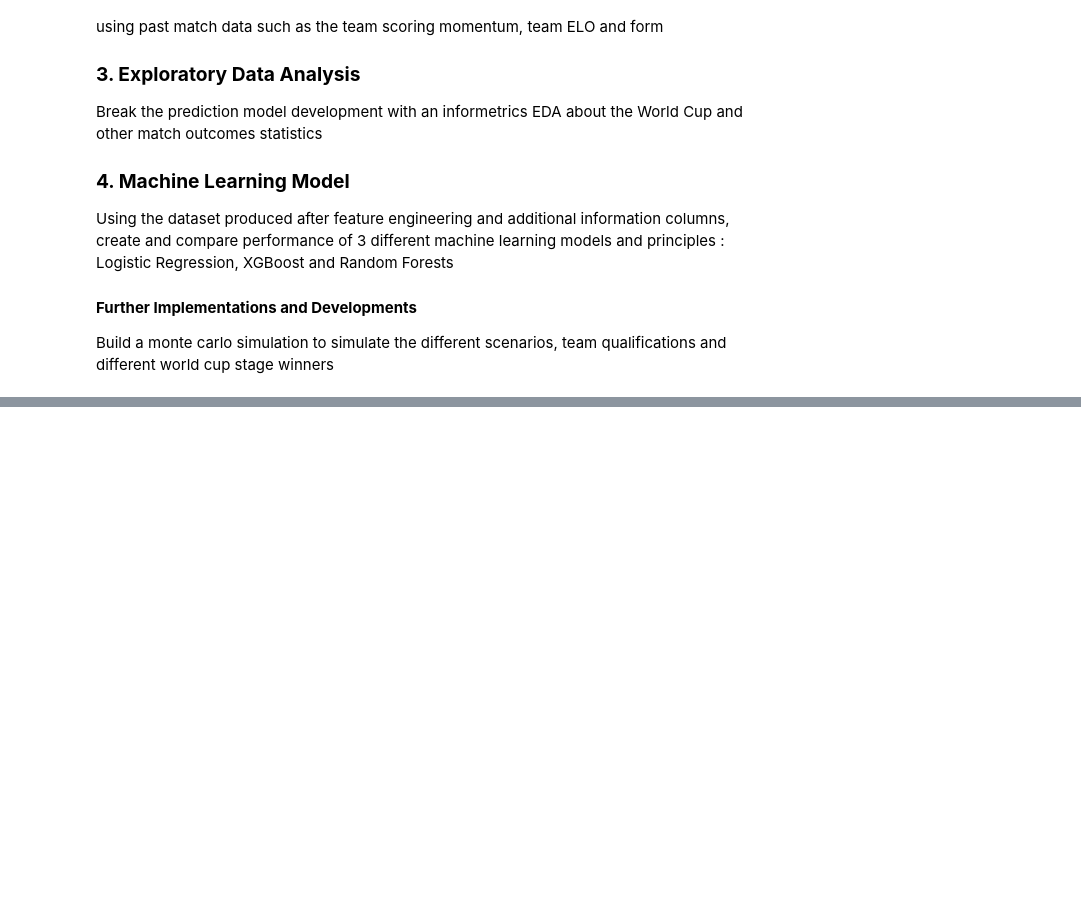
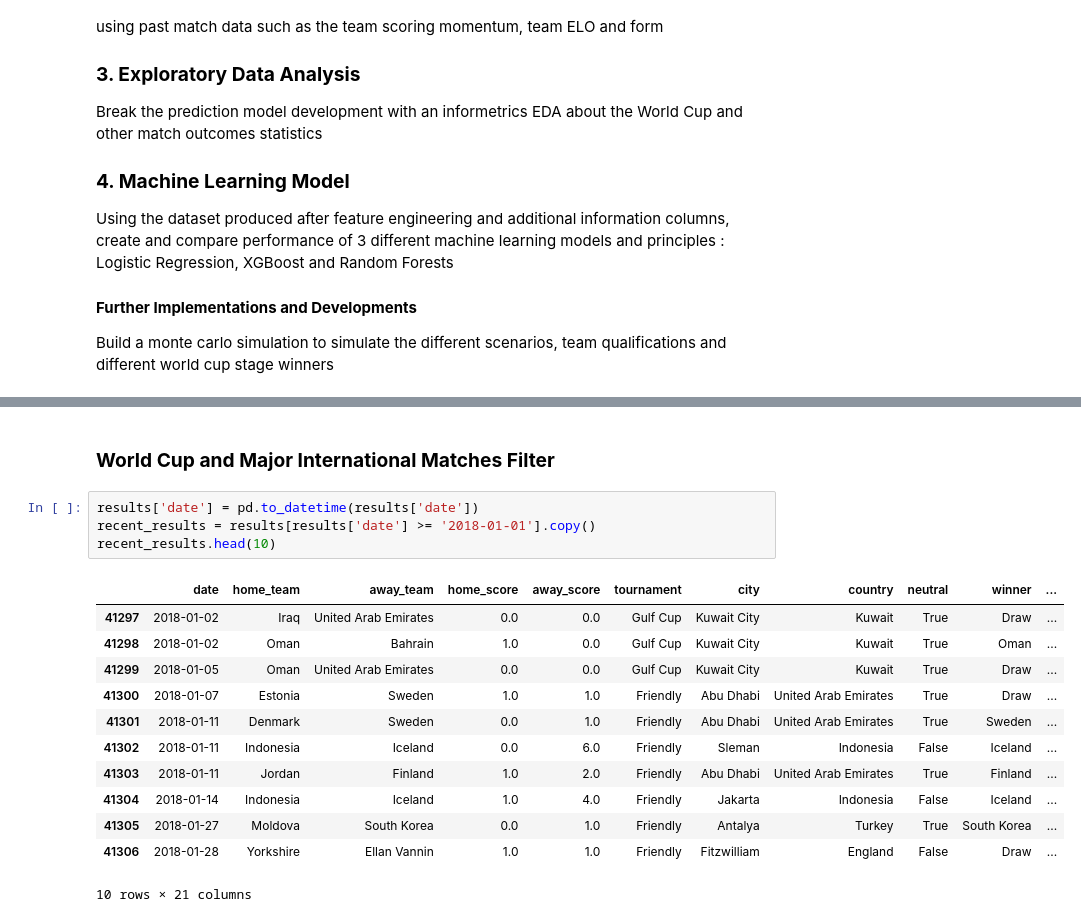
Before and after one commit to regional-specter/NASA-Stardance-26, a Jupyter notebook: fifa-world-cup-prediction-model/FIFA-WC-Prediction.ipynb, the cells around one changed output, grey strips where cells are left out. Saved outputs shown, nothing was run; the diff lists cells and outputs as text; blank space fills up the shorter version.

```diff
--- a/fifa-world-cup-prediction-model/FIFA-WC-Prediction.ipynb
+++ b/fifa-world-cup-prediction-model/FIFA-WC-Prediction.ipynb
@@ -66,0 +226,19 @@ First 5 results:
+# %% [markdown]
+### **World Cup and Major International Matches Filter**
+# %%
+results['date'] = pd.to_datetime(results['date'])
+recent_results = results[results['date'] >= '2018-01-01'].copy()
+recent_results.head(10)
+# %% [output]
+|  | date | home_team | away_team | home_score | away_score | tournament | city | country | neutral | winner | ... |
+| 41297 | 2018-01-02 | Iraq | United Arab Emirates | 0.0 | 0.0 | Gulf Cup | Kuwait City | Kuwait | True | Draw | ... |
+| 41298 | 2018-01-02 | Oman | Bahrain | 1.0 | 0.0 | Gulf Cup | Kuwait City | Kuwait | True | Oman | ... |
+| 41299 | 2018-01-05 | Oman | United Arab Emirates | 0.0 | 0.0 | Gulf Cup | Kuwait City | Kuwait | True | Draw | ... |
+| 41300 | 2018-01-07 | Estonia | Sweden | 1.0 | 1.0 | Friendly | Abu Dhabi | United Arab Emirates | True | Draw | ... |
+| 41301 | 2018-01-11 | Denmark | Sweden | 0.0 | 1.0 | Friendly | Abu Dhabi | United Arab Emirates | True | Sweden | ... |
+| 41302 | 2018-01-11 | Indonesia | Iceland | 0.0 | 6.0 | Friendly | Sleman | Indonesia | False | Iceland | ... |
+| 41303 | 2018-01-11 | Jordan | Finland | 1.0 | 2.0 | Friendly | Abu Dhabi | United Arab Emirates | True | Finland | ... |
+| 41304 | 2018-01-14 | Indonesia | Iceland | 1.0 | 4.0 | Friendly | Jakarta | Indonesia | False | Iceland | ... |
+| 41305 | 2018-01-27 | Moldova | South Korea | 0.0 | 1.0 | Friendly | Antalya | Turkey | True | South Korea | ... |
+| 41306 | 2018-01-28 | Yorkshire | Ellan Vannin | 1.0 | 1.0 | Friendly | Fitzwilliam | England | False | Draw | ... |
+10 rows × 21 columns
```
Also changed, not shown: parts of 15 cells of this notebook.
